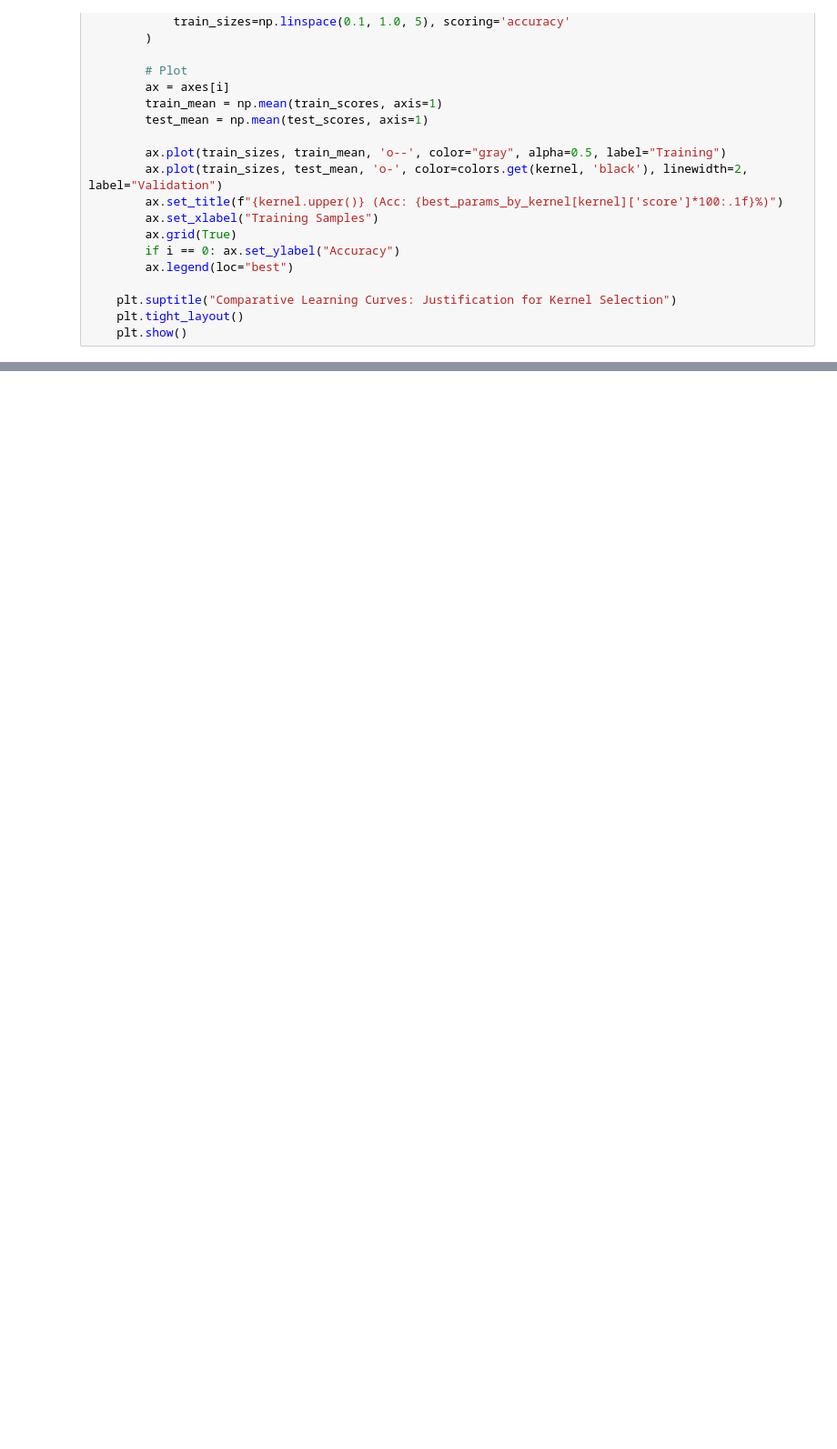
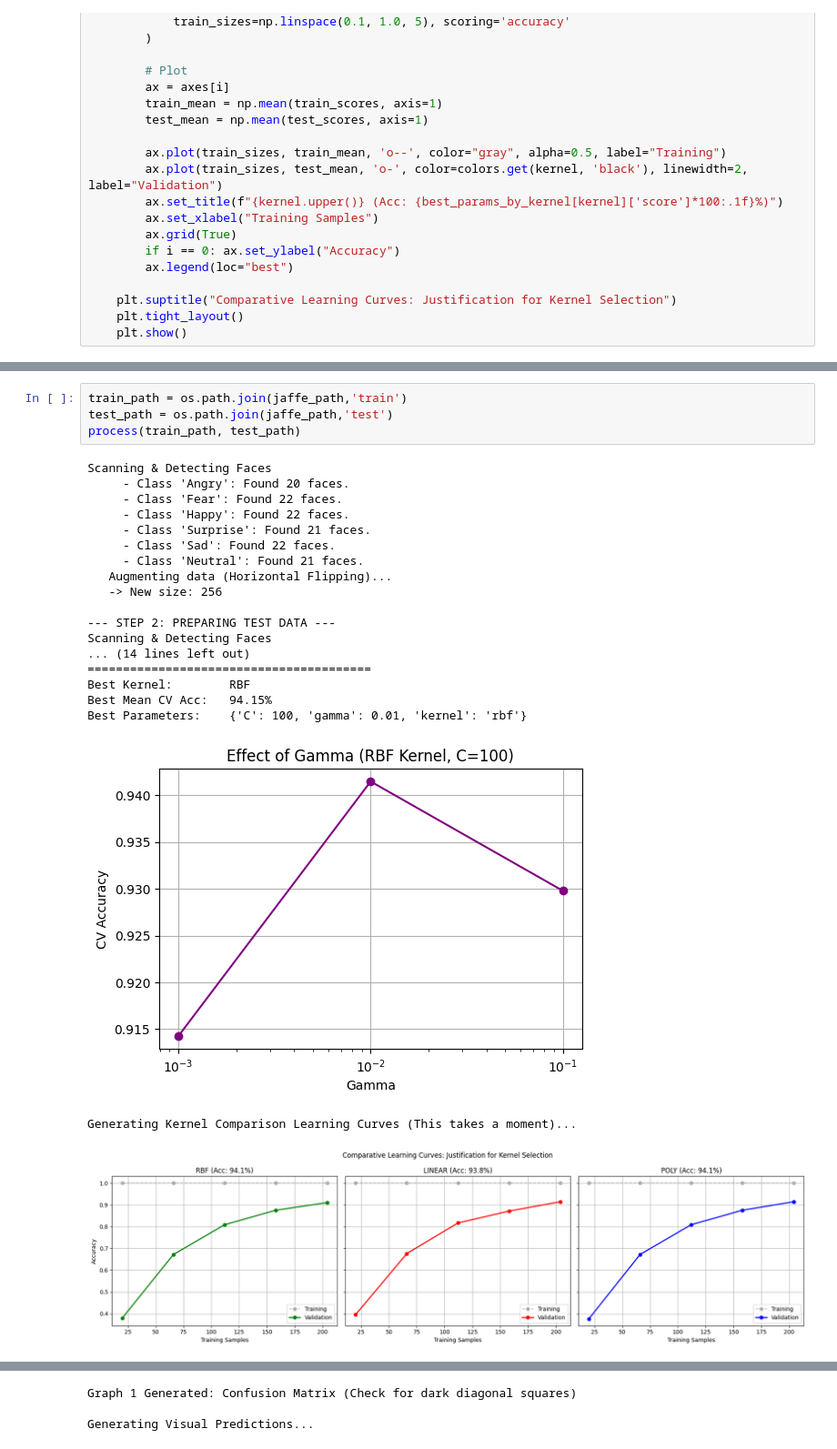
Before and after one commit to yahal2005/Facial-Emotion-Recognition, a Jupyter notebook: facial_emotion_recognition.ipynb, the cells around one changed output, grey strips where cells are left out. Shown at 91% size. Drawn from its saved outputs; the diff is of its cells as text; blank space fills up the shorter version.

```diff
--- a/facial_emotion_recognition.ipynb
+++ b/facial_emotion_recognition.ipynb
@@ -374,0 +350,25 @@ Generating Visual Predictions...
+# %%
+train_path = os.path.join(jaffe_path,'train')
+test_path = os.path.join(jaffe_path,'test')
+process(train_path, test_path)
+# %% [output]
+Scanning & Detecting Faces
+     - Class 'Angry': Found 20 faces.
+     - Class 'Fear': Found 22 faces.
+     - Class 'Happy': Found 22 faces.
+     - Class 'Surprise': Found 21 faces.
+     - Class 'Sad': Found 22 faces.
+     - Class 'Neutral': Found 21 faces.
+   Augmenting data (Horizontal Flipping)...
+   -> New size: 256
+
+--- STEP 2: PREPARING TEST DATA ---
+Scanning & Detecting Faces
+... (14 lines left out)
+========================================
+Best Kernel:        RBF
+Best Mean CV Acc:   94.15%
+Best Parameters:    {'C': 100, 'gamma': 0.01, 'kernel': 'rbf'}
+[figure, added]
+Generating Kernel Comparison Learning Curves (This takes a moment)...
+[figure, added]
@@ -374,0 +392,3 @@ Generating Visual Predictions...
+Graph 1 Generated: Confusion Matrix (Check for dark diagonal squares)
+
+Generating Visual Predictions...
```
Also changed, not shown: parts of 8 cells of this notebook.
